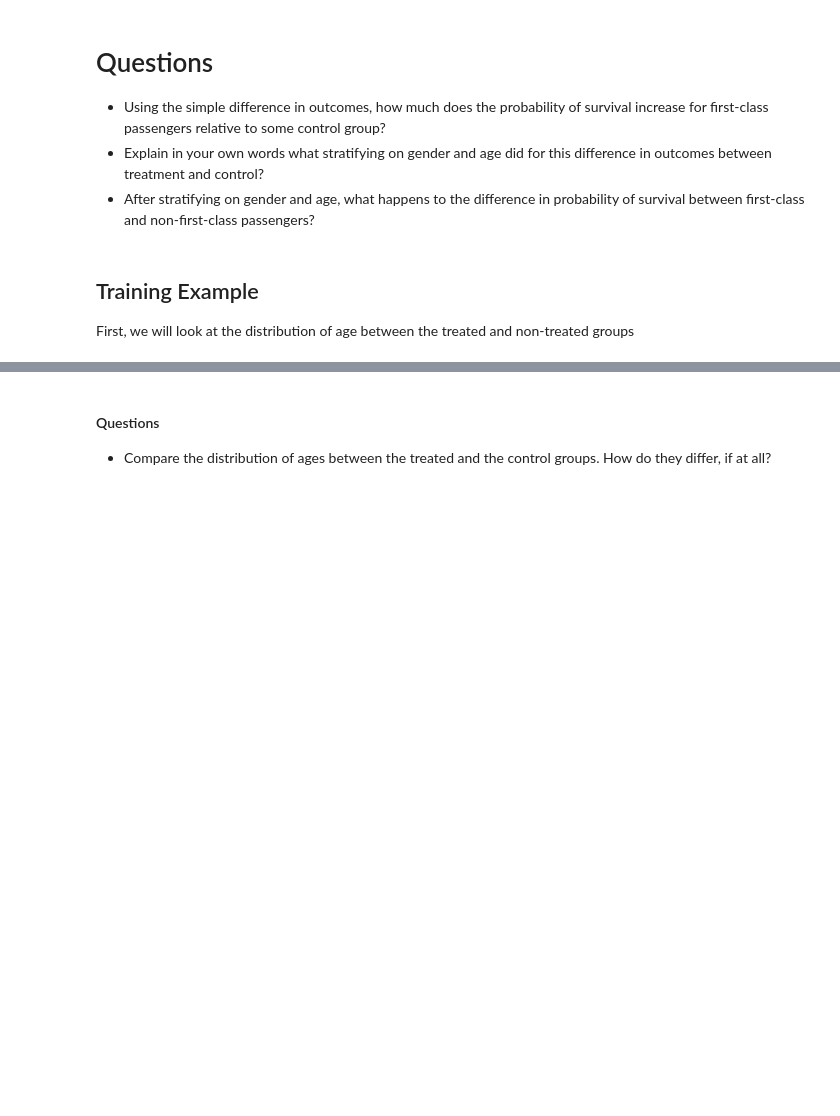
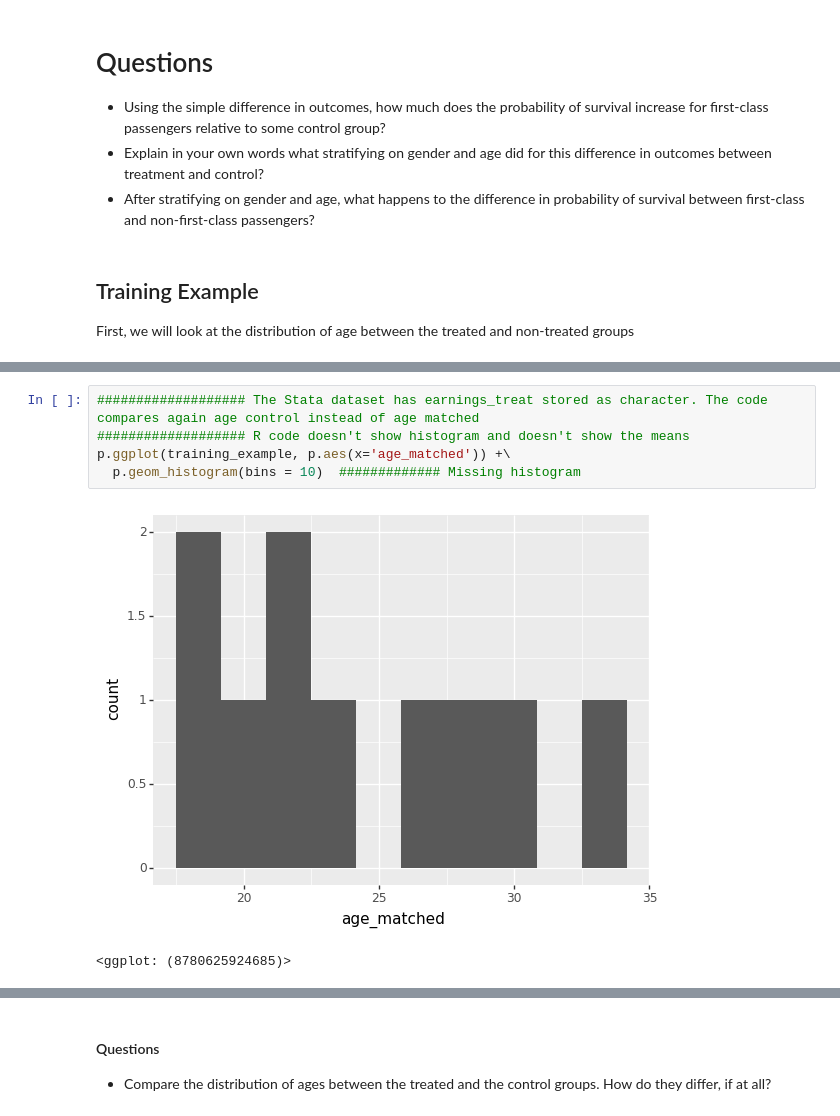
Before and after one commit to causalinfpython/mixtape, a Jupyter notebook: Matching_and_Subclassification.ipynb, the cells around one changed output, grey strips where cells are left out. Cells and saved outputs as stored; diff of their text form; blank space fills up the shorter version.

```diff
--- a/Matching_and_Subclassification.ipynb
+++ b/Matching_and_Subclassification.ipynb
@@ -72,0 +115,8 @@ plt.hist(training_example.age_control, bins=10)
+# %%
+################### The Stata dataset has earnings_treat stored as character. The code compares again age control instead of age matched
+################### R code doesn't show histogram and doesn't show the means
+p.ggplot(training_example, p.aes(x='age_matched')) +\
+  p.geom_histogram(bins = 10)  ############# Missing histogram
+# %% [output]
+[figure, added]
+<ggplot: (8780625924685)>
```
Also changed, not shown: parts of 62 cells of this notebook.
